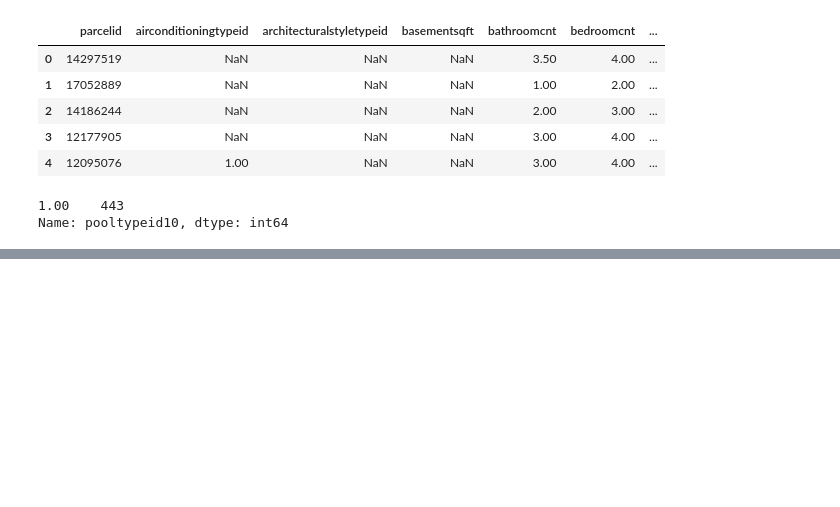
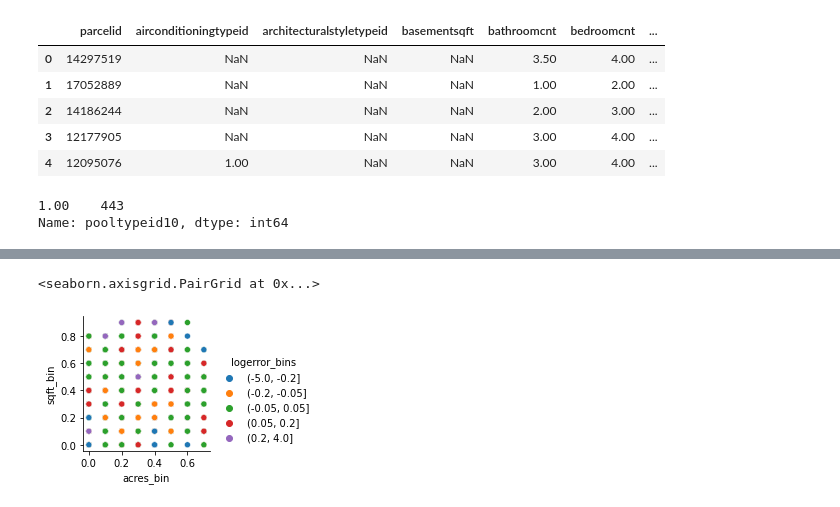
Before and after one commit to mil2tech/clustering_project, a Jupyter notebook: project-workbook.ipynb, the cells around one changed output, grey strips where cells are left out. Drawn from its saved outputs; the diff is of its cells as text; code cells hidden in the pictures; blank space fills up the shorter version.

```diff
--- a/project-workbook.ipynb
+++ b/project-workbook.ipynb
@@ -577,0 +1060,36 @@ df["pooltypeid10"].fillna( 0 , inplace = True)
+# %%
+def split(df, target_var):
+    '''
+    This function takes in the dataframe and target variable name as arguments and then
+    splits the dataframe into train , validate , & test
+    It will return a list containing the following dataframes: train (for exploration),
+    X_train, X_validate, X_test, y_train, y_validate, y_test
+    '''
+    # split df into train_validate (80%) and test (20%)
+    train_validate, test = train_test_split(df, test_size=.2, random_state=123)
+    # split train_validate into train(70% of 80% = 56%) and validate (30% of 80% = 24%)
+    train, validate = train_test_split(train_validate, test_size=.3, random_state=123)
+
+    # create X_train by dropping the target variable
+    X_train = train.drop(columns=[target_var])
+    # create y_train by keeping only the target variable.
+    y_train = train[[target_var]]
+
+    # create X_validate by dropping the target variable
+    X_validate = validate.drop(columns=[target_var])
+    # create y_validate by keeping only the target variable.
+    y_validate = validate[[target_var]]
+
+    # create X_test by dropping the target variable
+    X_test = test.drop(columns=[target_var])
+    # create y_test by keeping only the target variable.
+    y_test = test[[target_var]]
+
+    partitions = [train, X_train, X_validate, X_test, y_train, y_validate, y_test]
+    return partitions
+# %%
+partitions = split(df_la, target_var='logerror')
+# %%
+train = partitions[0]
+train['logerror_bins'] = pd.cut(train.logerror, [-5, -.2, -.05, .05, .2, 4])
+partitions[0] = train
@@ -577,0 +1105,7 @@ df["pooltypeid10"].fillna( 0 , inplace = True)
+# %%
+sns.pairplot(data = train, hue = 'logerror_bins',
+             x_vars = ['acres_bin'],
+             y_vars = ['sqft_bin'])
+# %% [output]
+<seaborn.axisgrid.PairGrid at 0x...>
+[figure, added]
```
Also changed, not shown: parts of 103 cells of this notebook, 3 other files.
